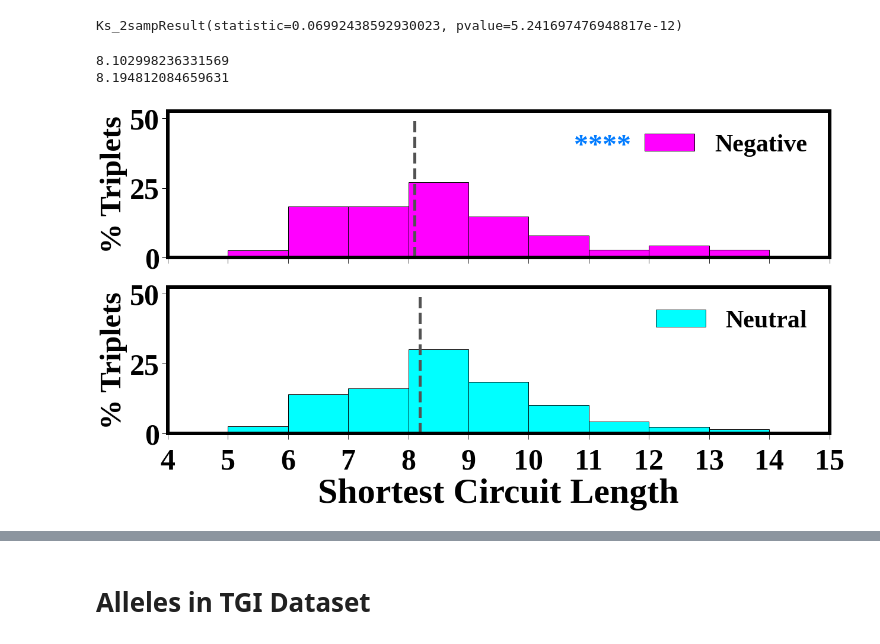
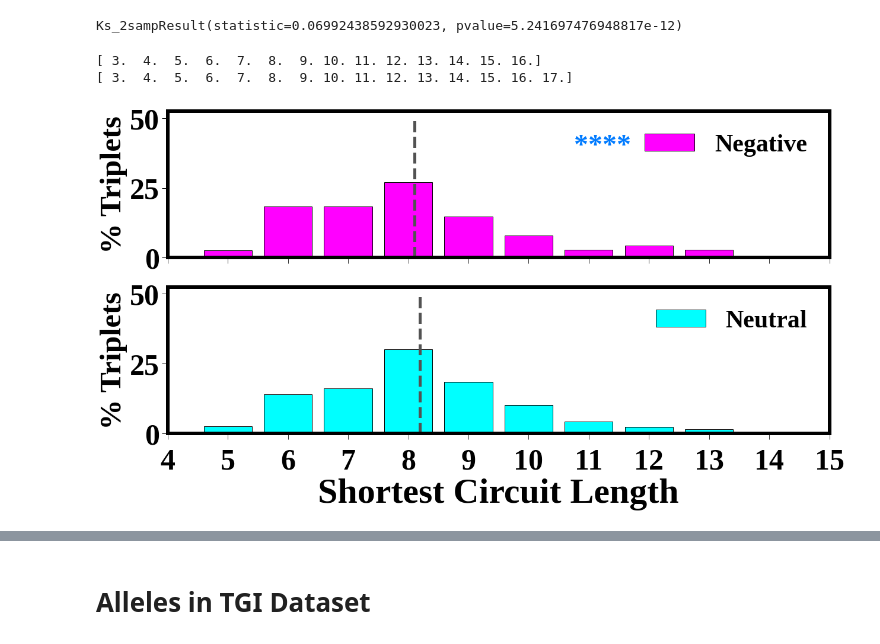
Before and after one commit to KISRDevelopment/cell_viability_paper, a Jupyter notebook: exploration.ipynb, the cells around one changed output, grey strips where cells are left out. Cells and saved outputs as stored; diff of their text form; code cells hidden in the pictures.

Commit message:
add tgi interpretation, tweak figures

```diff
--- a/exploration.ipynb
+++ b/exploration.ipynb
@@ -205,46 +212,52 @@ bin_labels = ['Negative', 'Neutral']
 for i in [0, 1]:
     spls = avg_spls[i]
     ax = axes[i]
-    ax.hist(spls, bins=np.arange(min_circuit_length, max_circuit_length),
-            color=colors[i],
-            edgecolor='black',
-            label=bin_labels[i],
-            weights=np.ones(len(spls)) * 100 / len(spls))
+
+    labels, counts = np.unique(spls, return_counts=True)
+    ax.bar(labels, counts * 100 / np.sum(counts), align='center', color=colors[i], edgecolor='black', label=bin_labels[i])
+    ax.set_xticks(labels)
+
+#     ax.hist(spls, bins=np.arange(min_circuit_length, max_circuit_length),
+#             color=colors[i],
+#             edgecolor='black',
+#             label=bin_labels[i],
+#             align='center',
+#             weights=np.ones(len(spls)) * 100 / len(spls))
 
     mean_spl = np.mean(spls)
-    print(mean_spl)
+
     ax.plot([mean_spl, mean_spl], [0, 50], linewidth=5, color='#525252', linestyle='--')
     ax.yaxis.set_tick_params(labelsize=plot_cfg['tick_label_size'])
     ax.xaxis.set_tick_params(labelsize=plot_cfg['tick_label_size'])
     ax.set_ylabel('% Triplets', fontsize=plot_cfg['ylabel_size']*0.85, weight='bold')
     ax.yaxis.set_tick_params(length=10, width=1, which='both')
     ax.xaxis.set_tick_params(length=10, pad=15)
     ax.set_yticks([0, 25, 50])
     ax.set_xlim([4,15])
     ax.set_xticks(np.arange(4,16))
     ax.legend(frameon=False, fontsize=plot_cfg['legend_size'])
 
     #ax.set_title(bin_labels[i], fontsize=plot_cfg['xlabel_size'])
     if i == 1:
         ax.set_xlabel('Shortest Circuit Length', fontsize=plot_cfg['xlabel_size'], weight='bold')
     plt.setp(axes[i].spines.values(),linewidth=plot_cfg["border_size"], color='black')
 
     if i == 0:
         yoffset = 0.85
         xoffset = 0.7
         statistic, pvalue = stats.ks_2samp(avg_spls[0], avg_spls[1])
         target_color = star_colors[i+1]
         stars = '*' * eval_funcs.compute_stars(pvalue, 0.05)
         axes[i].text(xoffset, yoffset, stars,
                     transform=axes[i].transAxes,
                     color=target_color, ha="right", va="top", weight='bold',
                     fontsize=plot_cfg['stars_label_size'])
 
 plt.savefig("../figures/yeast_tgi_shortest_circuit_len.png", bbox_inches='tight', dpi=100)
 # %% [output]
-8.102998236331569
-8.194812084659631
+[ 3.  4.  5.  6.  7.  8.  9. 10. 11. 12. 13. 14. 15. 16.]
+[ 3.  4.  5.  6.  7.  8.  9. 10. 11. 12. 13. 14. 15. 16. 17.]
-[figure, old version]
+[figure, new version]
 # %%
 
 cutoff = 8
```
Also changed, not shown: parts of 8 cells of this notebook, 4 other files.
